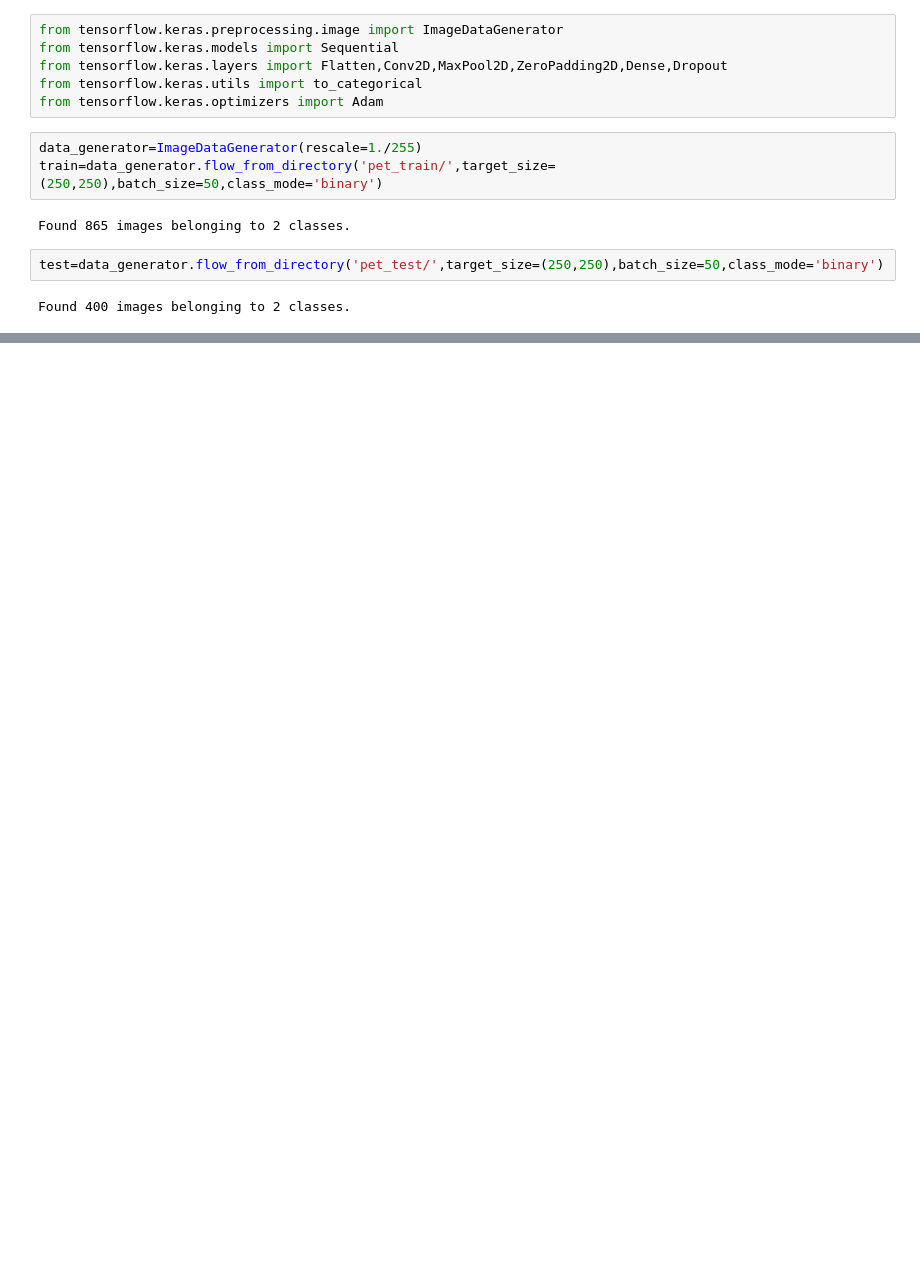
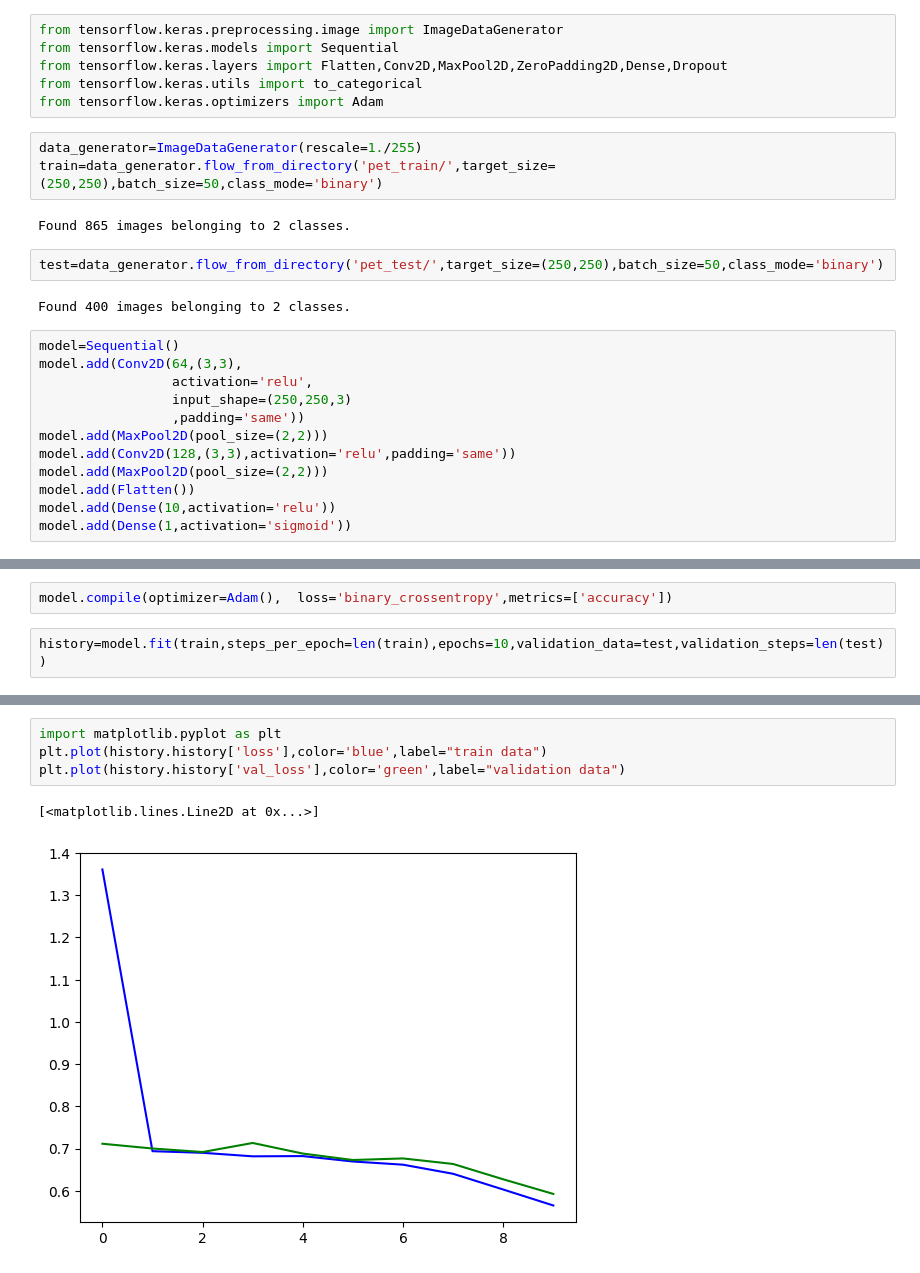
Before and after one commit to parnia-alipour/Deep-learning, a Jupyter notebook: dog_cat.ipynb, the cells around one changed output, grey strips where cells are left out. Saved outputs shown, nothing was run; the diff lists cells and outputs as text; blank space fills up the shorter version.

Commit message:
new model

```diff
--- a/dog_cat.ipynb
+++ b/dog_cat.ipynb
@@ -13,3 +13,15 @@ Found 865 images belonging to 2 classes.
 test=data_generator.flow_from_directory('pet_test/',target_size=(250,250),batch_size=50,class_mode='binary')
 # %% [output]
 Found 400 images belonging to 2 classes.
+# %%
+model=Sequential()
+model.add(Conv2D(64,(3,3),
+                 activation='relu',
+                 input_shape=(250,250,3)
+                 ,padding='same'))
+model.add(MaxPool2D(pool_size=(2,2)))
+model.add(Conv2D(128,(3,3),activation='relu',padding='same'))
+model.add(MaxPool2D(pool_size=(2,2)))
+model.add(Flatten())
+model.add(Dense(10,activation='relu'))
+model.add(Dense(1,activation='sigmoid'))
@@ -15,0 +52,4 @@ Found 400 images belonging to 2 classes.
+# %%
+model.compile(optimizer=Adam(),  loss='binary_crossentropy',metrics=['accuracy'])
+# %%
+history=model.fit(train,steps_per_epoch=len(train),epochs=10,validation_data=test,validation_steps=len(test))
@@ -15,0 +77,7 @@ Found 400 images belonging to 2 classes.
+# %%
+import matplotlib.pyplot as plt
+plt.plot(history.history['loss'],color='blue',label="train data")
+plt.plot(history.history['val_loss'],color='green',label="validation data")
+# %% [output]
+[<matplotlib.lines.Line2D at 0x...>]
+[figure, added]
```
Also changed, not shown: parts of 4 cells of this notebook.
